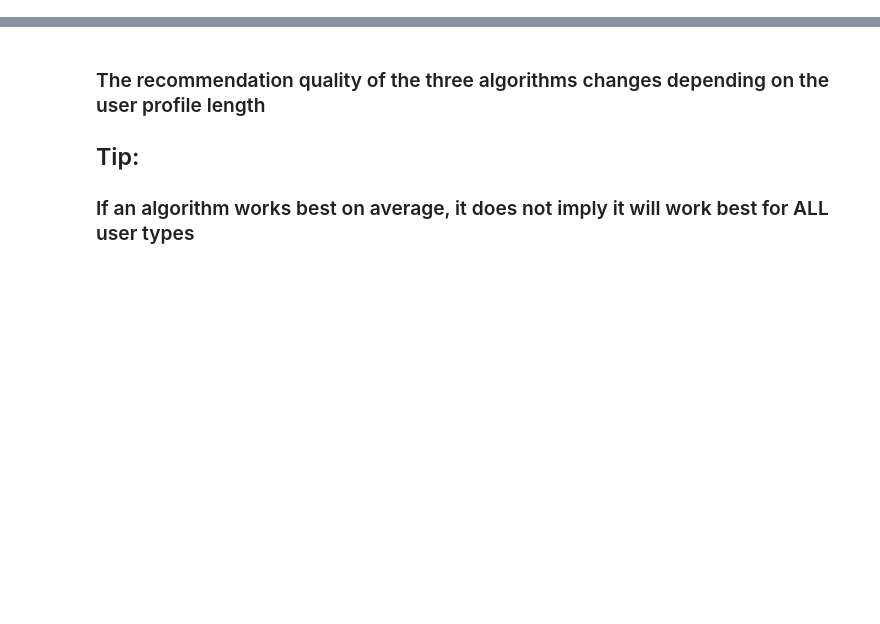
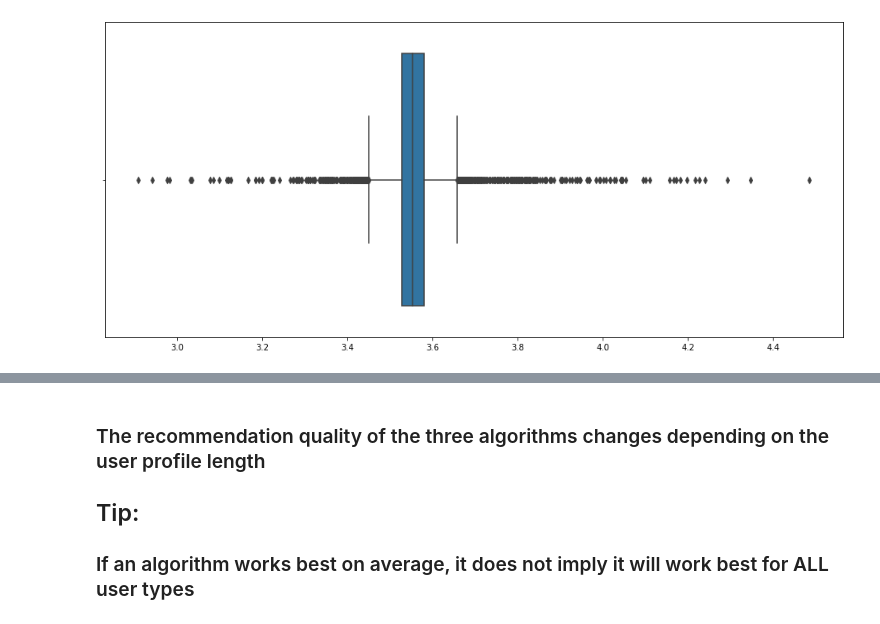
Before and after one commit to MaurizioFD/RecSys_Course_AT_PoliMi, a Jupyter notebook: Practice 12 - Hybrid recommenders.ipynb, the cells around one changed output, grey strips where cells are left out. Cells and saved outputs as stored; diff of their text form; code cells hidden in the pictures; blank space fills up the shorter version.

```diff
--- a/Practice 12 - Hybrid recommenders.ipynb
+++ b/Practice 12 - Hybrid recommenders.ipynb
@@ -457,0 +518,5 @@ profile_length = np.ediff1d(URM_train.indptr)
+# %%
+_ = plt.figure(figsize=(16,7))
+ax = sns.boxplot(x=funk_svd_score)
+# %% [output]
+[figure, added]
```
Also changed, not shown: parts of 160 cells of this notebook, 8 other files.
